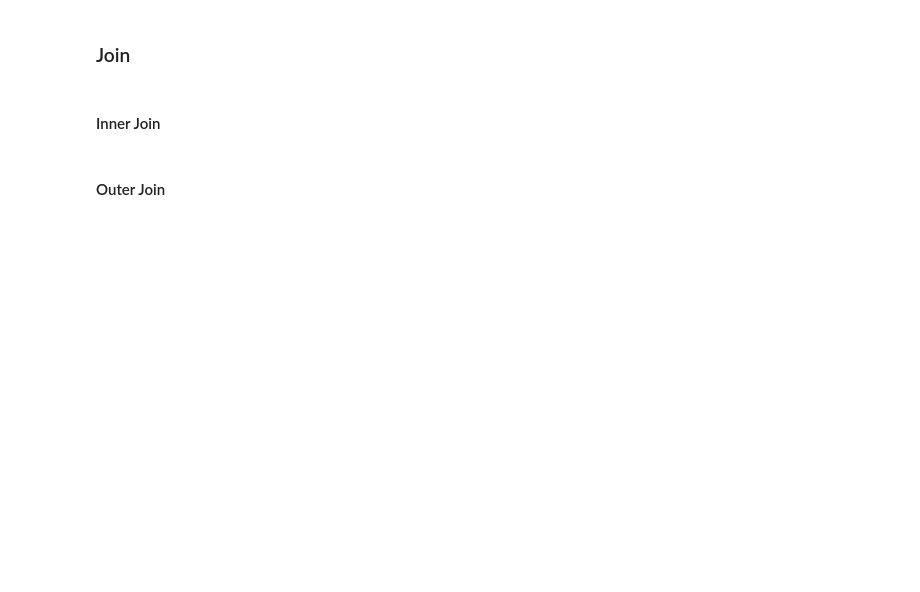
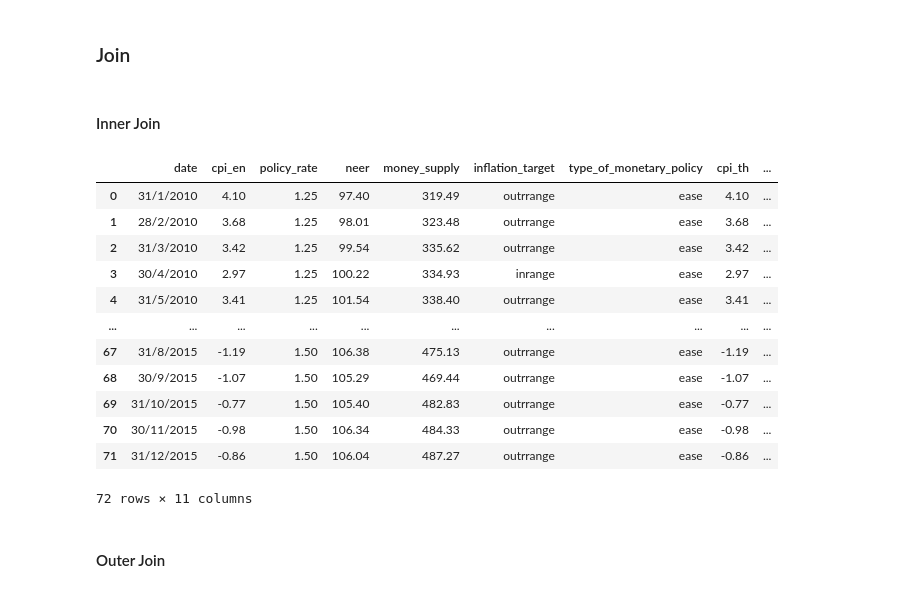
Before and after one commit to neozansr/KMITL-data-science-economic, a Jupyter notebook: lab2DataPreProcessing/data_integration.ipynb, the cells around one changed output. Saved outputs shown, nothing was run; the diff lists cells and outputs as text; code cells hidden in the pictures; blank space fills up the shorter version.

Commit message:
change data integration example and add export example

```diff
--- a/lab2DataPreProcessing/data_integration.ipynb
+++ b/lab2DataPreProcessing/data_integration.ipynb
@@ -3,10 +3,7 @@
 # %%
 import pandas as pd
 # %%
-us_df = pd.read_csv('data/us_indicators.csv')
+us_df_1 = pd.read_csv('data/us_indicators_p1.csv')
+us_df_2 = pd.read_csv('data/us_indicators_p2.csv')
 th_df = pd.read_csv('data/th_indicators.csv')
-# %%
-# Change date type to datetime format.
-us_df['date'] = pd.to_datetime(us_df['date'], format='%d/%m/%Y')
-th_df['date'] = pd.to_datetime(th_df['date'], format='%d/%m/%Y')
 # %%
@@ -51,7 +79,21 @@ pd.concat([fst_us_df, snd_us_df], axis=1)
 # %% [markdown]
 #### Inner Join
 # %%
-us_df.merge(th_df, how='inner', on=['date'], suffixes=('_en', '_th'))
+us_df_1.merge(th_df, how='inner', on=['date'], suffixes=('_en', '_th'))
+# %% [output]
+|  | date | cpi_en | policy_rate | neer | money_supply | inflation_target | type_of_monetary_policy | cpi_th | ... |
+| 0 | 31/1/2010 | 4.10 | 1.25 | 97.40 | 319.49 | outrrange | ease | 4.10 | ... |
+| 1 | 28/2/2010 | 3.68 | 1.25 | 98.01 | 323.48 | outrrange | ease | 3.68 | ... |
+| 2 | 31/3/2010 | 3.42 | 1.25 | 99.54 | 335.62 | outrrange | ease | 3.42 | ... |
+| 3 | 30/4/2010 | 2.97 | 1.25 | 100.22 | 334.93 | inrange | ease | 2.97 | ... |
+| 4 | 31/5/2010 | 3.41 | 1.25 | 101.54 | 338.40 | outrrange | ease | 3.41 | ... |
+| ... | ... | ... | ... | ... | ... | ... | ... | ... | ... |
+| 67 | 31/8/2015 | -1.19 | 1.50 | 106.38 | 475.13 | outrrange | ease | -1.19 | ... |
+| 68 | 30/9/2015 | -1.07 | 1.50 | 105.29 | 469.44 | outrrange | ease | -1.07 | ... |
+| 69 | 31/10/2015 | -0.77 | 1.50 | 105.40 | 482.83 | outrrange | ease | -0.77 | ... |
+| 70 | 30/11/2015 | -0.98 | 1.50 | 106.34 | 484.33 | outrrange | ease | -0.98 | ... |
+| 71 | 31/12/2015 | -0.86 | 1.50 | 106.04 | 487.27 | outrrange | ease | -0.86 | ... |
+72 rows × 11 columns
 # %% [markdown]
 #### Outer Join
 # %%
```
Also changed, not shown: parts of 32 cells of this notebook, 4 other files.
